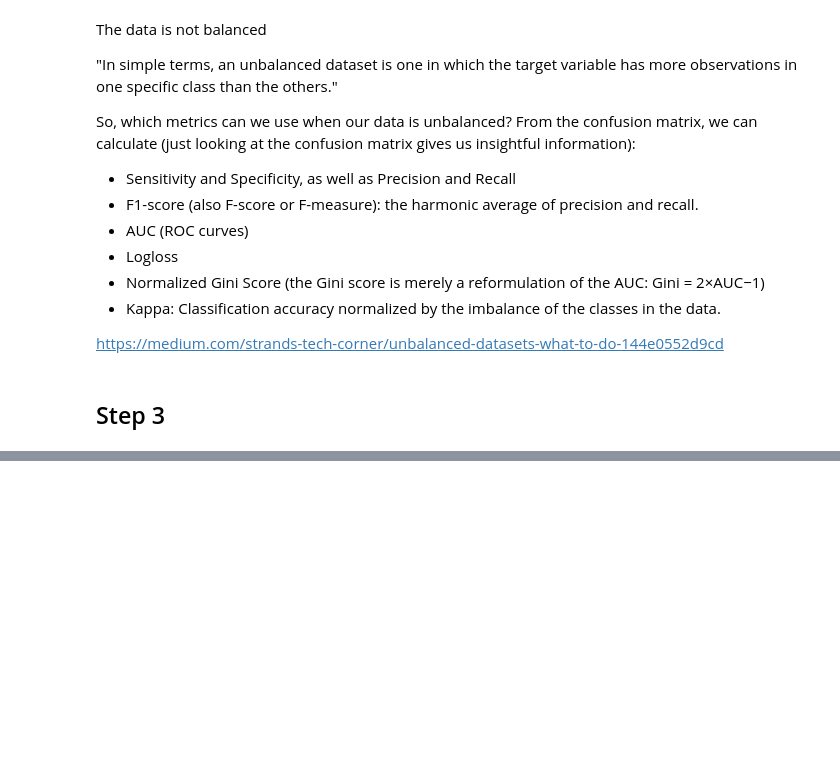
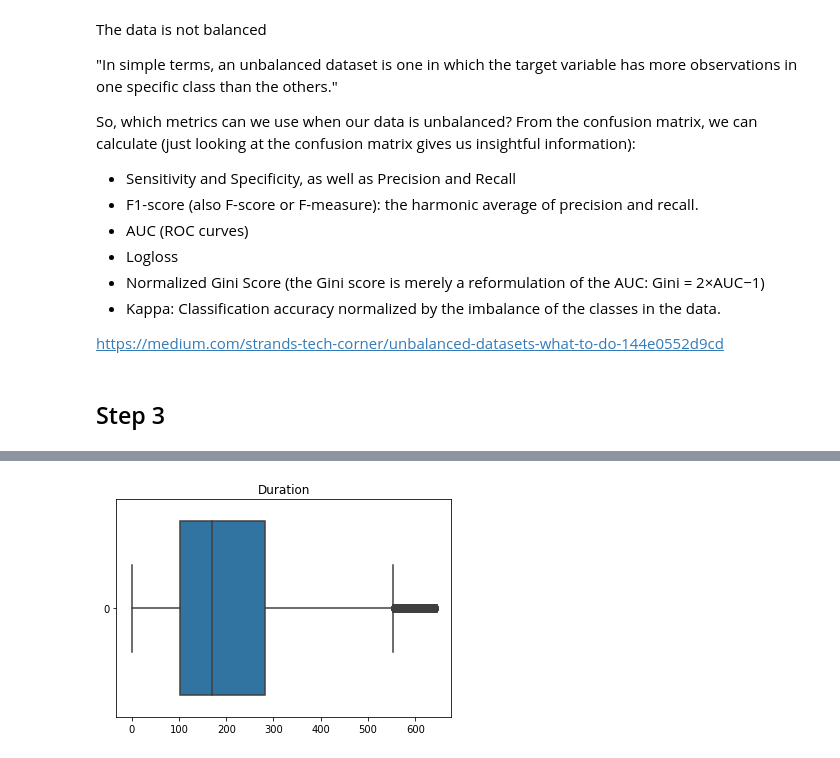
Before and after one commit to martina-nu/LogisticRegression-BankMarketing, a Jupyter notebook: src/explore.ipynb, the cells around one changed output, grey strips where cells are left out. Drawn from its saved outputs; the diff is of its cells as text; code cells hidden in the pictures; blank space fills up the shorter version.

```diff
--- a/src/explore.ipynb
+++ b/src/explore.ipynb
@@ -131,0 +430,5 @@ https://medium.com/strands-tech-corner/unbalanced-datasets-what-to-do-144e0552d9
+# %%
+sns.boxplot(data = df['duration'], orient="h").set_title("Duration")
+plt.show()
+# %% [output]
+[figure, added]
```
Also changed, not shown: parts of 84 cells of this notebook, 1 other file.
